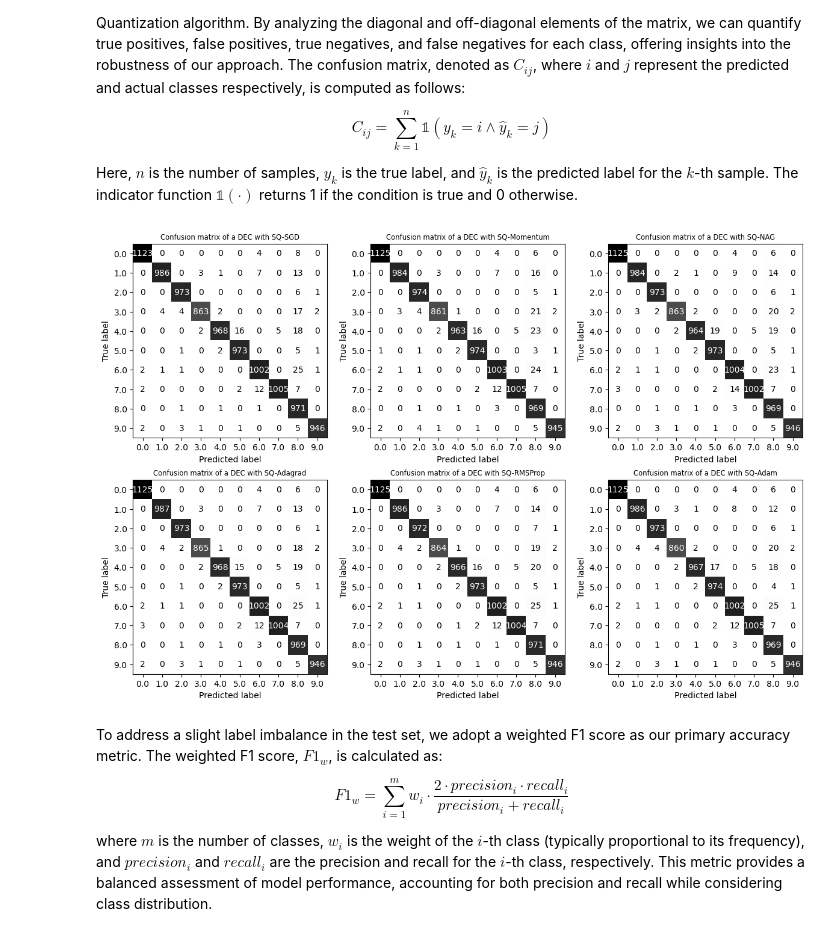
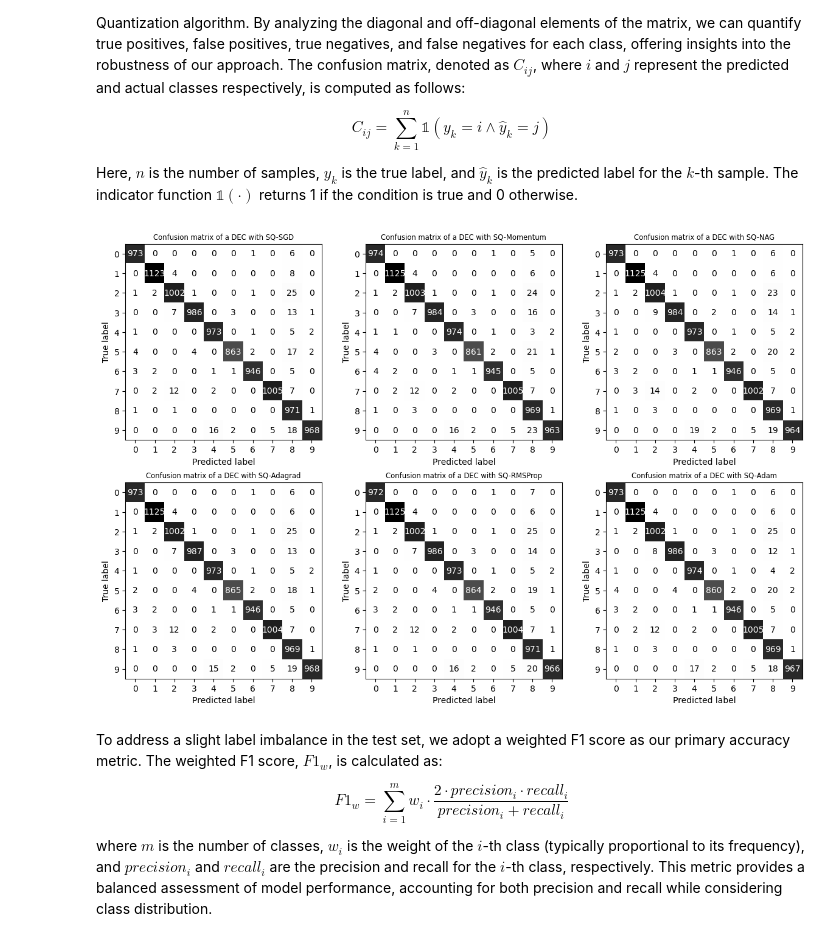
Before and after one commit to kaydotdev/stochastic-quantization, a Jupyter notebook: code/notebooks/quantization.ipynb, the cells around one changed output. Drawn from its saved outputs; the diff is of its cells as text; code cells hidden in the pictures.

```diff
--- a/code/notebooks/quantization.ipynb
+++ b/code/notebooks/quantization.ipynb
@@ -446,3 +430,19 @@ plt.show()
+# %%
+for idx, (name, alg) in enumerate(sq_algorithms.items()):
+    new_cluster_center_ids = []
+    cluster_centers = alg.cluster_centers_
+
+    for cls, embs in train_group_embeds.items():
+        centers_distance = []
+
+        for center in cluster_centers:
+            min_emb_center_distance = np.min(np.linalg.norm(embs - center.reshape(1, LATENT_DIM), axis=1))
+            centers_distance.append(min_emb_center_distance)
+
+        closes_cls_center = np.argmin(np.array(centers_distance))
+        new_cluster_center_ids.append(closes_cls_center)
+
+    alg.cluster_centers_ = np.take(cluster_centers, new_cluster_center_ids, axis=0)
 # %% [markdown]
 To evaluate the performance of our classification model across different classes, we utilize a confusion matrix. This widely-used evaluation metric provides a comprehensive visualization of the model's accuracy for each class, enabling us to assess both overall performance and class-specific strengths or weaknesses. The confusion matrix is particularly valuable in our context of high-dimensional data classification, as it helps identify potential biases or misclassifications that may arise from the Stochastic Quantization algorithm. By analyzing the diagonal and off-diagonal elements of the matrix, we can quantify true positives, false positives, true negatives, and false negatives for each class, offering insights into the robustness of our approach. The confusion matrix, denoted as $C_{ij}$, where $i$ and $j$ represent the predicted and actual classes respectively, is computed as follows:
 
@@ -450,32 +450,31 @@ $$ C_{ij} = \sum_{k=1}^{n} \mathbb{1}(y_k = i \wedge \hat{y}_k = j) $$
 
 Here, $n$ is the number of samples, $y_k$ is the true label, and $\hat{y}_k$ is the predicted label for the $k$-th sample. The indicator function $\mathbb{1}(\cdot)$ returns 1 if the condition is true and 0 otherwise.
 # %%
+f1_scores = {}
 n_col, n_row = (2, 3)
+
 fig, ax = plt.subplots(n_col, n_row, figsize=(12, 8), tight_layout=True)
-f1_scores = {}
+images, y_true = next(iter(test_dataloader))
 
 for idx, (name, alg) in enumerate(sq_algorithms.items()):
-    y_true, y_pred = np.array([]), np.array([])
-
-    for _, embs in test_group_embeds.items():
-        cls = alg.predict(embs)
-        cls_predicted = np.bincount(cls).argmax()
-
-        y_true = np.append(y_true, np.full((1, len(embs)), cls_predicted))
-        y_pred = np.append(y_pred, cls)
-
     ax_idx = ax[idx // n_row, idx % n_row]
 
+    pred_embs = embedding_model(images.to(device))
+    pred_embs = pred_embs.cpu().detach().numpy()
+
+    y_pred = alg.predict(pred_embs)
+
     disp = ConfusionMatrixDisplay.from_predictions(
-        y_true, y_pred, cmap="Greys", colorbar=False, ax=ax_idx
+        y_true.cpu().detach().numpy(), y_pred,
+        cmap="Greys", colorbar=False, ax=ax_idx
     )
 
     ax_idx.set_title(f"Confusion matrix of a DEC with SQ-{name}", size="small")
     f1_scores[name] = f1_score(y_true, y_pred, average="weighted")
 
 plt.show()
 # %% [output]
-[figure, old version]
+[figure, new version]
 # %% [markdown]
 To address a slight label imbalance in the test set, we adopt a weighted F1 score as our primary accuracy metric. The weighted F1 score, $F1_w$, is calculated as:
 
```
Also changed, not shown: parts of 5 cells of this notebook.
